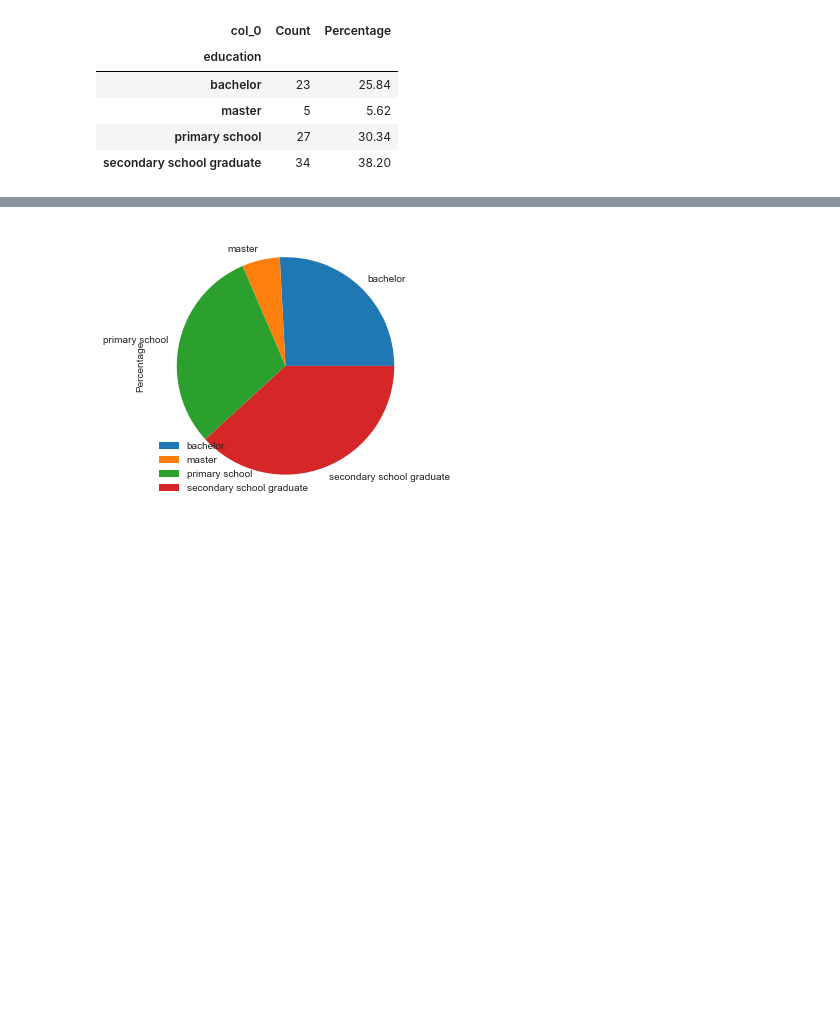
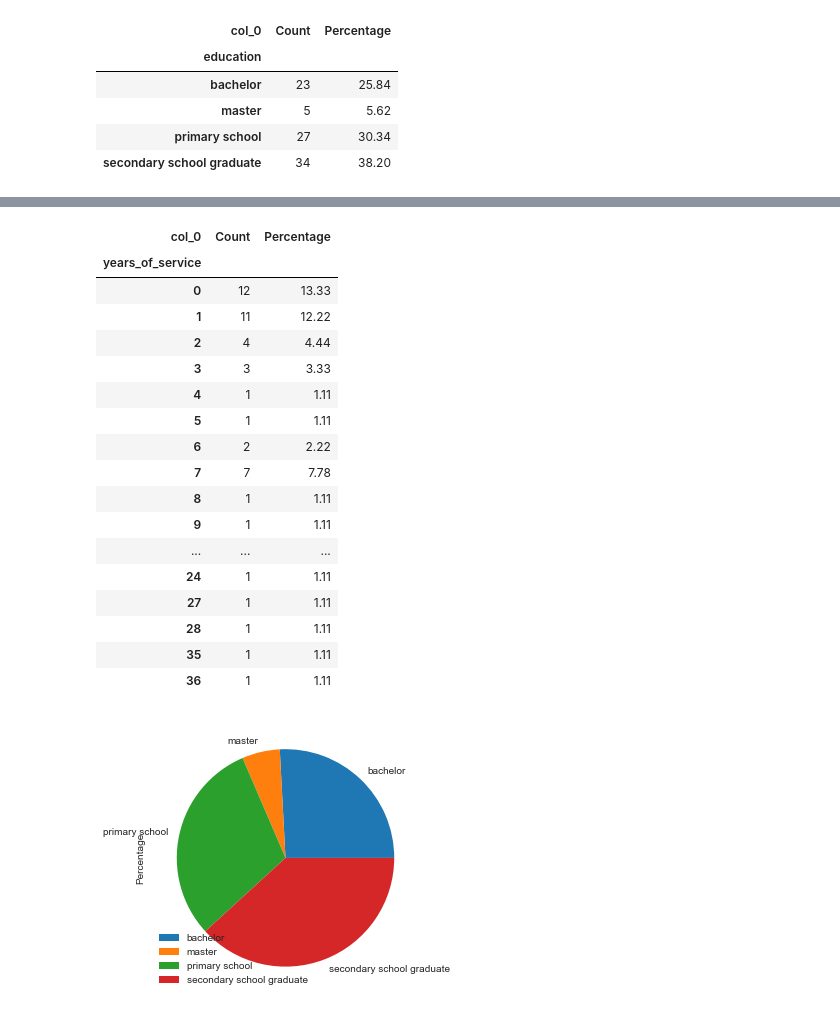
Before and after one commit to DGautam11/ShopSarisfactionSurveyAnalysis, a Jupyter notebook: WorkPlaceSatisfactionSurveyAnalysis.ipynb, the cells around one changed output, grey strips where cells are left out. Drawn from its saved outputs; the diff is of its cells as text; code cells hidden in the pictures; blank space fills up the shorter version.

```diff
--- a/WorkPlaceSatisfactionSurveyAnalysis.ipynb
+++ b/WorkPlaceSatisfactionSurveyAnalysis.ipynb
@@ -260,10 +260,18 @@ age_groups = [20,40,60,100]
 
 # and for convenience we give each of them a handy label
 age_group_names = ['20-40', '40-60','>60']
+# %%
+# her we define the threshhold or years of service
+years_of_service_group = [0,10,20,30,40]
+
+# and for convenience we give each of them a handy label
+years_of_service_group_names = ['0-10', '10-20','20-30','>30']
 # %% [markdown]
 We create a new category column, that gives the participants’s age group using the pandas.cut method with the bins and the names parameters we just add the column in our data frame
 # %%
 df_survey_data['age_group'] = pd.cut(df_survey_data['age'], bins=age_groups, labels=age_group_names)
+# %%
+df_survey_data['years_of_service_group'] = pd.cut(df_survey_data['years_of_service'], bins=years_of_service_group, labels=years_of_service_group_names)
 # %%
 df_survey_data[['age','age_group']]
 # %% [output]
@@ -300,3 +338,30 @@ df_education_distribution
+# %%
+df_service_distribution = pd.crosstab(df_survey_data['years_of_service'], 'Count')
+df_service_distribution['Percentage'] = df_service_distribution['Count'] / df_service_distribution['Count'].sum() * 100
+df_service_distribution['Percentage']= df_service_distribution['Percentage'].round(2)
+
+
+
+df_service_distribution
+# %% [output]
+| col_0 | Count | Percentage |
+| years_of_service |  |  |
+| 0 | 12 | 13.33 |
+| 1 | 11 | 12.22 |
+| 2 | 4 | 4.44 |
+| 3 | 3 | 3.33 |
+| 4 | 1 | 1.11 |
+| 5 | 1 | 1.11 |
+| 6 | 2 | 2.22 |
+| 7 | 7 | 7.78 |
+| 8 | 1 | 1.11 |
+| 9 | 1 | 1.11 |
+| ... | ... | ... |
+| 24 | 1 | 1.11 |
+| 27 | 1 | 1.11 |
+| 28 | 1 | 1.11 |
+| 35 | 1 | 1.11 |
+| 36 | 1 | 1.11 |
 # %%
 plot= df_education_distribution.plot.pie(y='Percentage' ,figsize=(5, 5))
 # %% [output]
```
Also changed, not shown: parts of 2 cells of this notebook.
